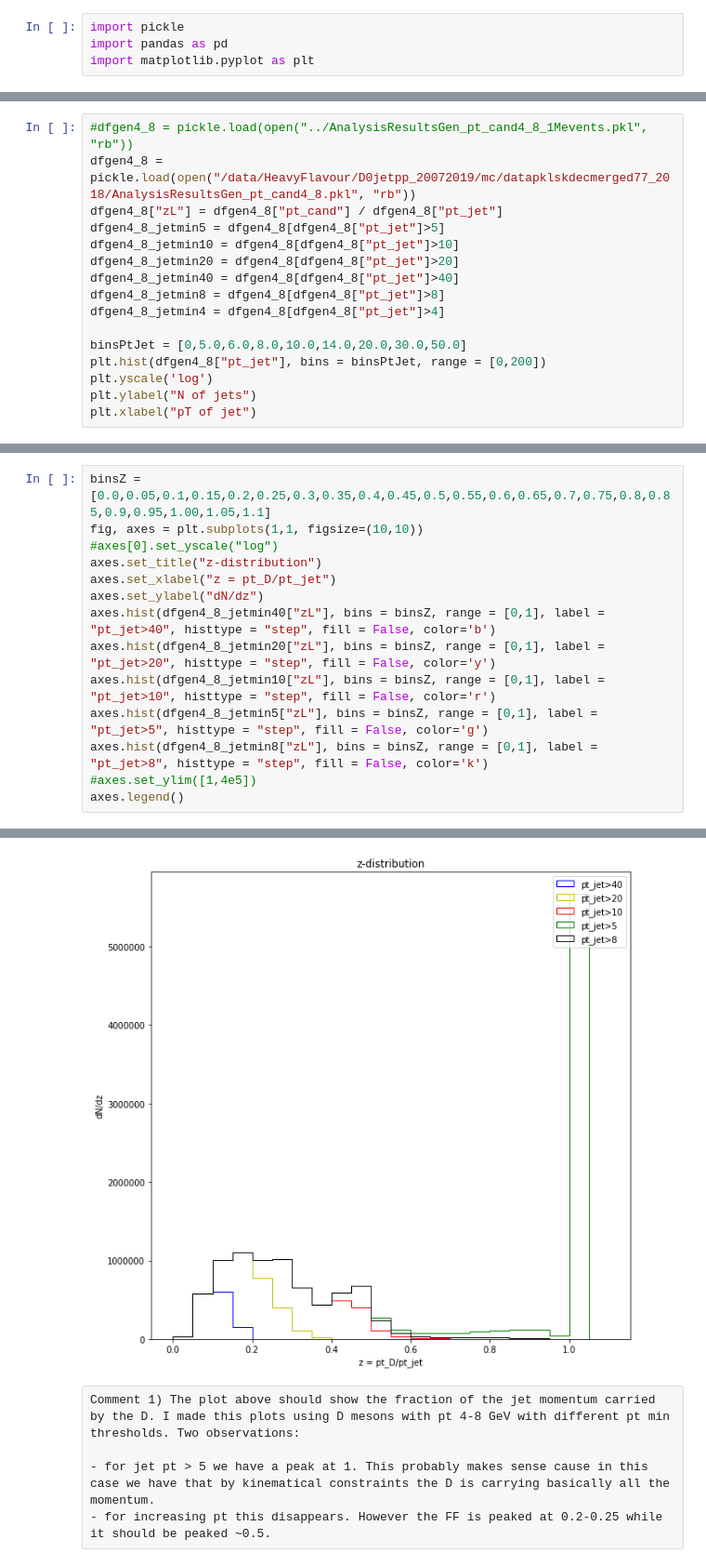
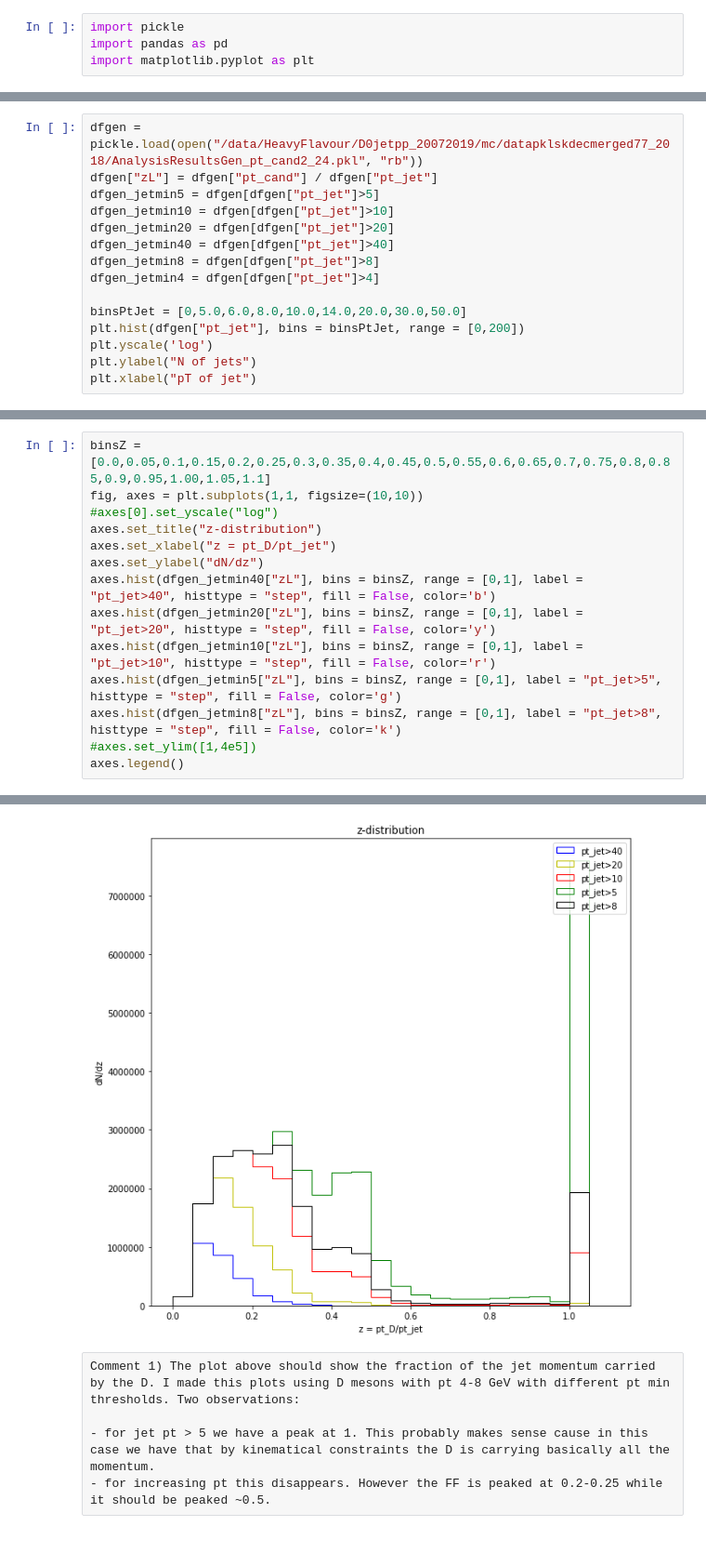
Before and after one commit to alisw/MachineLearningHEP, a Jupyter notebook: Notebooks/CheckJetTree.ipynb, the cells around one changed output, grey strips where cells are left out. Shown: that part at 93% size. Saved outputs shown, nothing was run; the diff lists cells and outputs as text.

```diff
--- a/Notebooks/CheckJetTree.ipynb
+++ b/Notebooks/CheckJetTree.ipynb
@@ -5,16 +13,15 @@ import matplotlib.pyplot as plt
 # %%
-#dfgen4_8 = pickle.load(open("../AnalysisResultsGen_pt_cand4_8_1Mevents.pkl", "rb"))
-dfgen4_8 = pickle.load(open("/data/HeavyFlavour/D0jetpp_20072019/mc/datapklskdecmerged77_2018/AnalysisResultsGen_pt_cand4_8.pkl", "rb"))
-dfgen4_8["zL"] = dfgen4_8["pt_cand"] / dfgen4_8["pt_jet"]
-dfgen4_8_jetmin5 = dfgen4_8[dfgen4_8["pt_jet"]>5]
-dfgen4_8_jetmin10 = dfgen4_8[dfgen4_8["pt_jet"]>10]
-dfgen4_8_jetmin20 = dfgen4_8[dfgen4_8["pt_jet"]>20]
-dfgen4_8_jetmin40 = dfgen4_8[dfgen4_8["pt_jet"]>40]
-dfgen4_8_jetmin8 = dfgen4_8[dfgen4_8["pt_jet"]>8]
-dfgen4_8_jetmin4 = dfgen4_8[dfgen4_8["pt_jet"]>4]
+dfgen = pickle.load(open("/data/HeavyFlavour/D0jetpp_20072019/mc/datapklskdecmerged77_2018/AnalysisResultsGen_pt_cand2_24.pkl", "rb"))
+dfgen["zL"] = dfgen["pt_cand"] / dfgen["pt_jet"]
+dfgen_jetmin5 = dfgen[dfgen["pt_jet"]>5]
+dfgen_jetmin10 = dfgen[dfgen["pt_jet"]>10]
+dfgen_jetmin20 = dfgen[dfgen["pt_jet"]>20]
+dfgen_jetmin40 = dfgen[dfgen["pt_jet"]>40]
+dfgen_jetmin8 = dfgen[dfgen["pt_jet"]>8]
+dfgen_jetmin4 = dfgen[dfgen["pt_jet"]>4]
 
 binsPtJet = [0,5.0,6.0,8.0,10.0,14.0,20.0,30.0,50.0]
-plt.hist(dfgen4_8["pt_jet"], bins = binsPtJet, range = [0,200])
+plt.hist(dfgen["pt_jet"], bins = binsPtJet, range = [0,200])
 plt.yscale('log')
 plt.ylabel("N of jets")
 plt.xlabel("pT of jet")
@@ -47,20 +54,20 @@ Text(0.5, 0, 'pT of D')
 # %%
 binsZ = [0.0,0.05,0.1,0.15,0.2,0.25,0.3,0.35,0.4,0.45,0.5,0.55,0.6,0.65,0.7,0.75,0.8,0.85,0.9,0.95,1.00,1.05,1.1]
 fig, axes = plt.subplots(1,1, figsize=(10,10))
 #axes[0].set_yscale("log")
 axes.set_title("z-distribution")
 axes.set_xlabel("z = pt_D/pt_jet")
 axes.set_ylabel("dN/dz")
-axes.hist(dfgen4_8_jetmin40["zL"], bins = binsZ, range = [0,1], label = "pt_jet>40", histtype = "step", fill = False, color='b')
-axes.hist(dfgen4_8_jetmin20["zL"], bins = binsZ, range = [0,1], label = "pt_jet>20", histtype = "step", fill = False, color='y')
-axes.hist(dfgen4_8_jetmin10["zL"], bins = binsZ, range = [0,1], label = "pt_jet>10", histtype = "step", fill = False, color='r')
-axes.hist(dfgen4_8_jetmin5["zL"], bins = binsZ, range = [0,1], label = "pt_jet>5", histtype = "step", fill = False, color='g')
-axes.hist(dfgen4_8_jetmin8["zL"], bins = binsZ, range = [0,1], label = "pt_jet>8", histtype = "step", fill = False, color='k')
+axes.hist(dfgen_jetmin40["zL"], bins = binsZ, range = [0,1], label = "pt_jet>40", histtype = "step", fill = False, color='b')
+axes.hist(dfgen_jetmin20["zL"], bins = binsZ, range = [0,1], label = "pt_jet>20", histtype = "step", fill = False, color='y')
+axes.hist(dfgen_jetmin10["zL"], bins = binsZ, range = [0,1], label = "pt_jet>10", histtype = "step", fill = False, color='r')
+axes.hist(dfgen_jetmin5["zL"], bins = binsZ, range = [0,1], label = "pt_jet>5", histtype = "step", fill = False, color='g')
+axes.hist(dfgen_jetmin8["zL"], bins = binsZ, range = [0,1], label = "pt_jet>8", histtype = "step", fill = False, color='k')
 #axes.set_ylim([1,4e5])
 axes.legend()
 # %% [output]
 <matplotlib.legend.Legend at 0x...>
-[figure, old version]
+[figure, new version]
 # %% [raw]
 Comment 1) The plot above should show the fraction of the jet momentum carried by the D. I made this plots using D mesons with pt 4-8 GeV with different pt min thresholds. Two observations:
 
```
Also changed, not shown: parts of 8 cells of this notebook.
